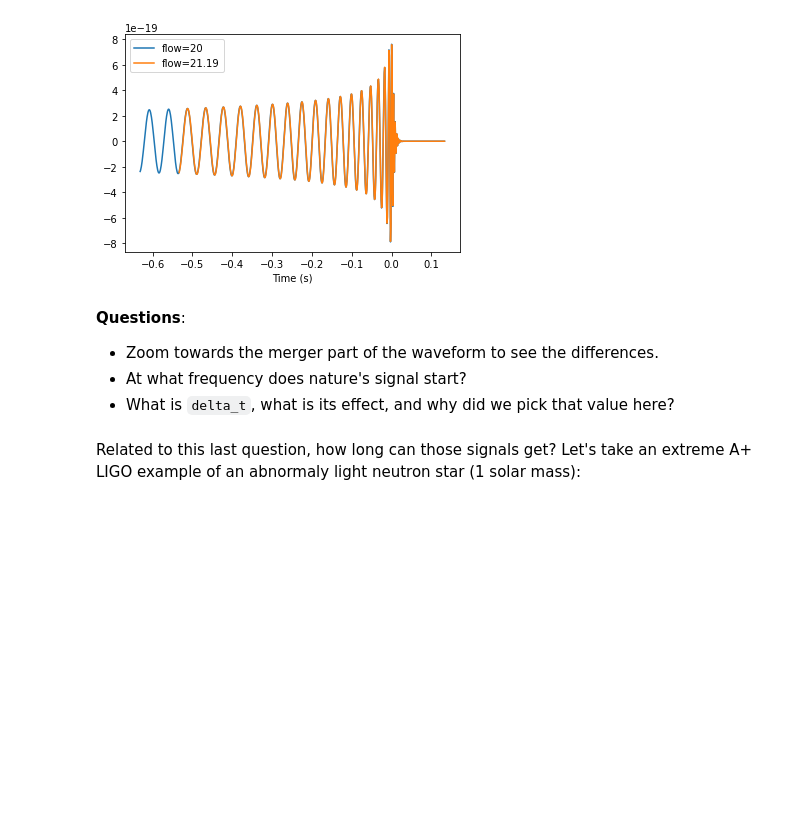
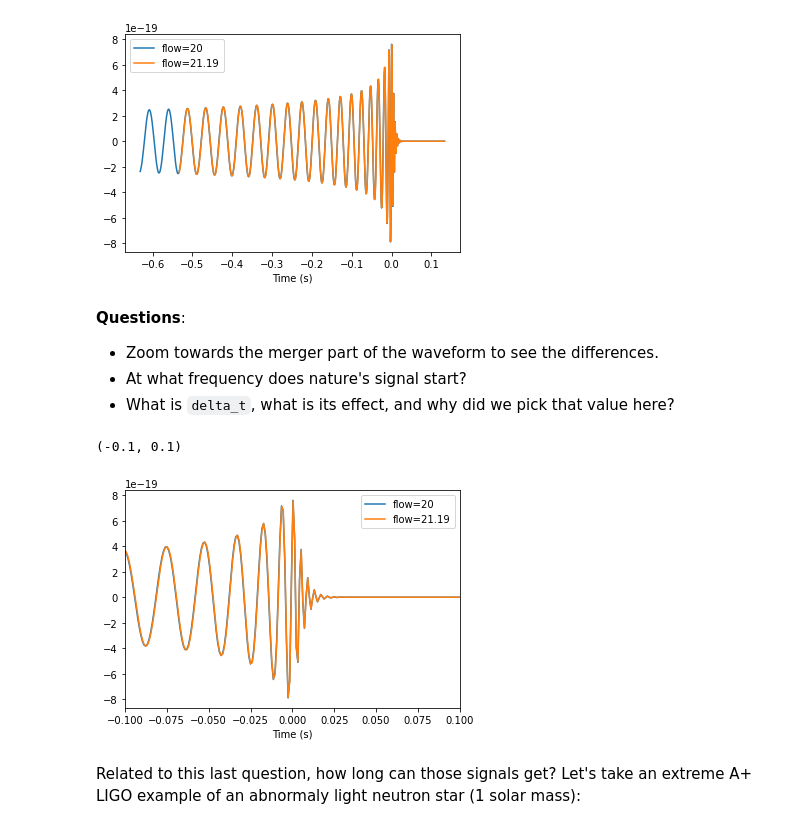
Before and after one commit to Clarke-Jools-36/GWAstro, a Jupyter notebook: chapter2.ipynb, the cells around one changed output. Cells and saved outputs as stored; diff of their text form; code cells hidden in the pictures; blank space fills up the shorter version.

```diff
--- a/chapter2.ipynb
+++ b/chapter2.ipynb
@@ -97,6 +108,16 @@ plt.legend();
 - Zoom towards the merger part of the waveform to see the differences.
 - At what frequency does nature's signal start?
 - What is `delta_t`, what is its effect, and why did we pick that value here?
+# %%
+plt.plot(hp.sample_times, hp, label='flow=20')
+plt.plot(hp2.sample_times, hp2, label='flow=21.19')
+plt.xlabel('Time (s)')
+plt.legend()
+
+plt.xlim(-0.1,0.1)
+# %% [output]
+(-0.1, 0.1)
+[figure, added]
 # %% [markdown]
 Related to this last question, how long can those signals get? Let's take an extreme A+ LIGO example of an abnormaly light neutron star (1 solar mass):
 # %%
```
Also changed, not shown: parts of 5 cells of this notebook.
